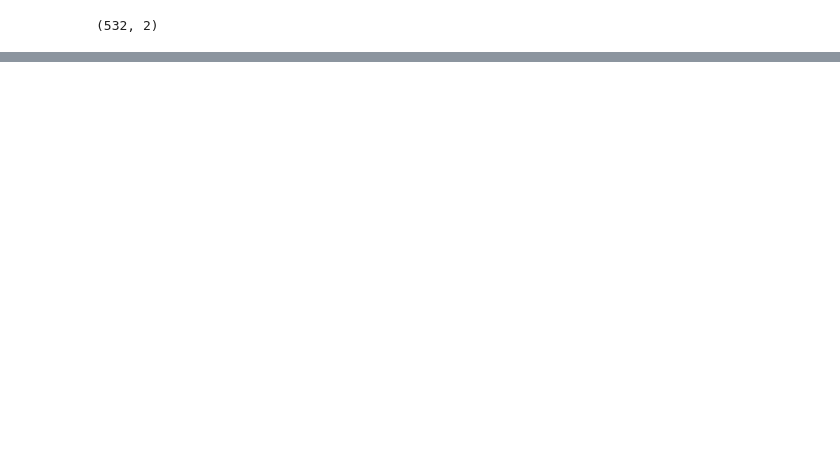
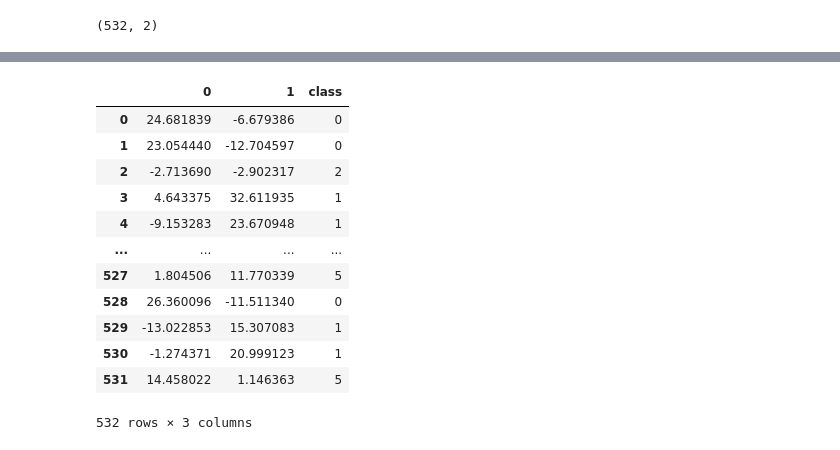
Before and after one commit to J-Schea29/Unsupervised-Machine-Learning-Challenge, a Jupyter notebook: Crypto-Analysis.ipynb, the cells around one changed output, grey strips where cells are left out. Cells and saved outputs as stored; diff of their text form; code cells hidden in the pictures; blank space fills up the shorter version.

```diff
--- a/Crypto-Analysis.ipynb
+++ b/Crypto-Analysis.ipynb
@@ -188,0 +226,32 @@ plt.show()
+# %%
+def get_clusters(k, data):
+    # Initialize the K-Means model
+    model = KMeans(n_clusters=k, random_state=0)
+
+    # Train the model
+    model.fit(data)
+
+    # Predict clusters
+    predictions = model.predict(data)
+
+    # Create return DataFrame with predicted clusters
+    data["class"] = model.labels_
+
+    return data
+# %%
+clusters = get_clusters(6, df_tsne)
+clusters
+# %% [output]
+|  | 0 | 1 | class |
+| 0 | 24.681839 | -6.679386 | 0 |
+| 1 | 23.054440 | -12.704597 | 0 |
+| 2 | -2.713690 | -2.902317 | 2 |
+| 3 | 4.643375 | 32.611935 | 1 |
+| 4 | -9.153283 | 23.670948 | 1 |
+| ... | ... | ... | ... |
+| 527 | 1.804506 | 11.770339 | 5 |
+| 528 | 26.360096 | -11.511340 | 0 |
+| 529 | -13.022853 | 15.307083 | 1 |
+| 530 | -1.274371 | 20.999123 | 1 |
+| 531 | 14.458022 | 1.146363 | 5 |
+532 rows × 3 columns
```
Also changed, not shown: parts of 5 cells of this notebook.
